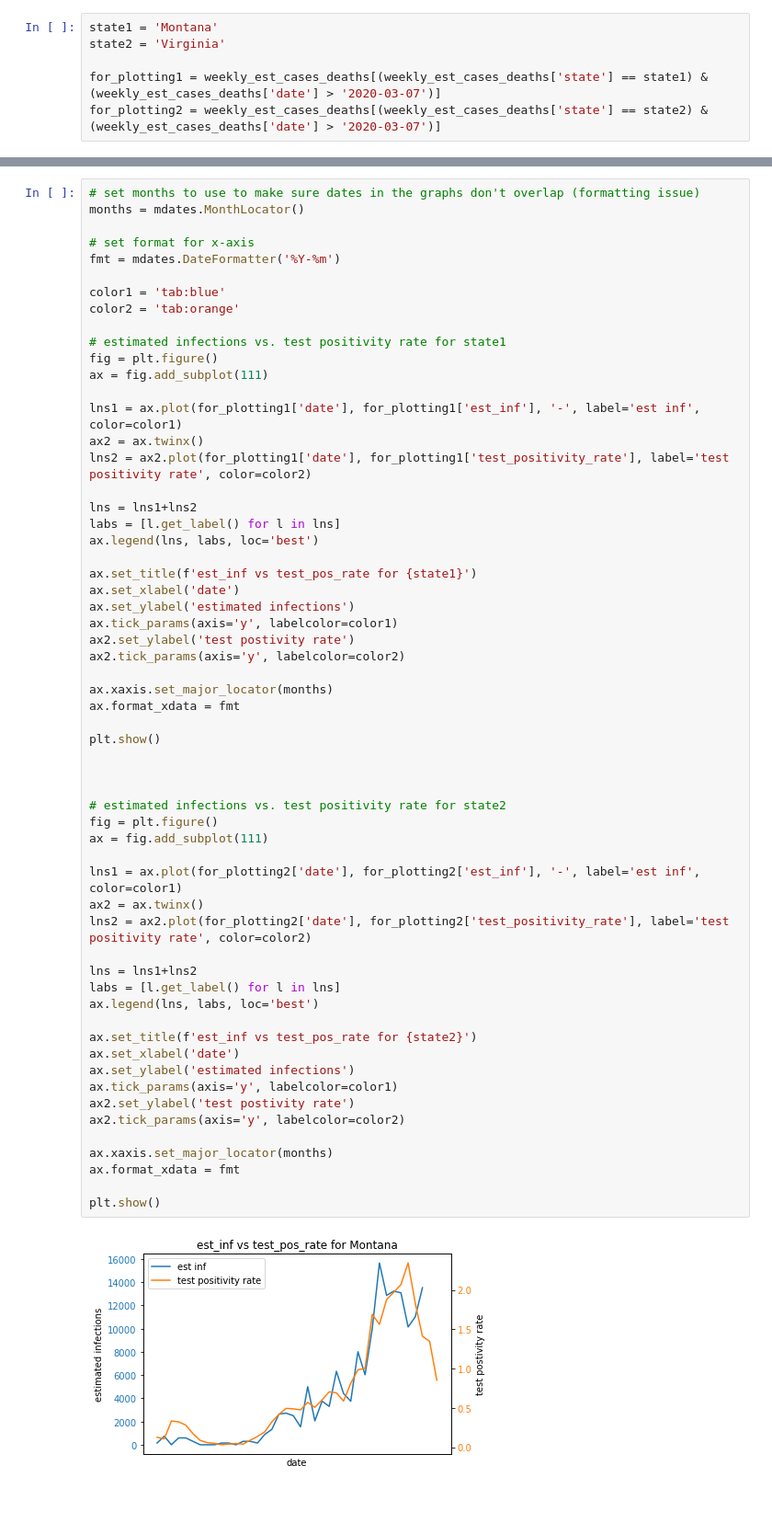
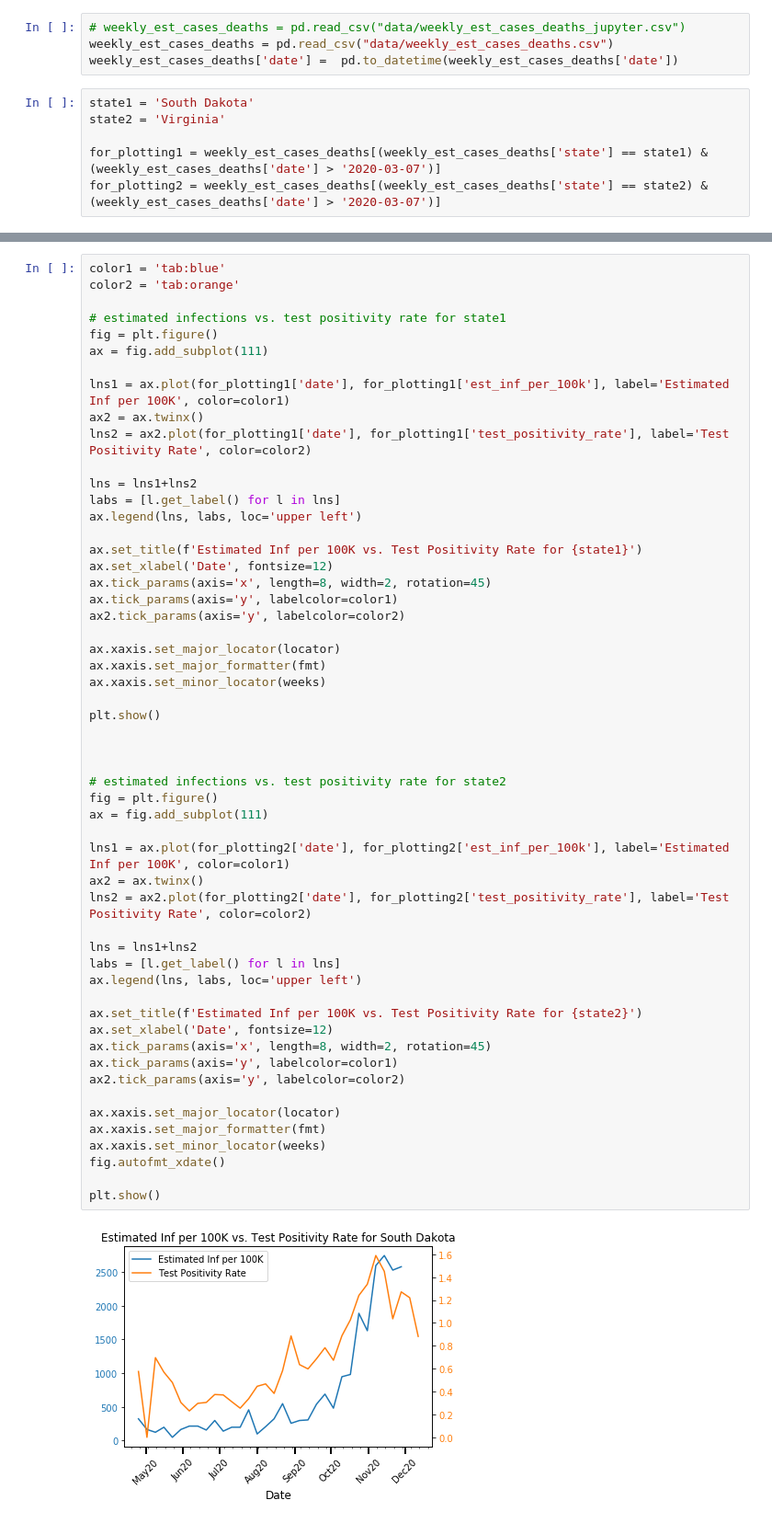
Before and after one commit to robbdunlap/covid_app, a Jupyter notebook: graphs_only.ipynb, the cells around one changed output, grey strips where cells are left out. Shown: that part at 92% size. Cells and saved outputs as stored; diff of their text form; blank space fills up the shorter version.

Commit message:
Fully functioning graphs.ipynb

```diff
--- a/graphs_only.ipynb
+++ b/graphs_only.ipynb
@@ -7,5 +6,9 @@ weekly_est_cases_deaths = pd.read_csv("data/weekly_est_cases_deaths.csv")
+# %%
+# weekly_est_cases_deaths = pd.read_csv("data/weekly_est_cases_deaths_jupyter.csv")
+weekly_est_cases_deaths = pd.read_csv("data/weekly_est_cases_deaths.csv")
+weekly_est_cases_deaths['date'] =  pd.to_datetime(weekly_est_cases_deaths['date'])
 # %%
-state1 = 'Montana'
+state1 = 'South Dakota'
 state2 = 'Virginia'
 
 for_plotting1 = weekly_est_cases_deaths[(weekly_est_cases_deaths['state'] == state1) & (weekly_est_cases_deaths['date'] > '2020-03-07')]
@@ -13,10 +51,4 @@ for_plotting2 = weekly_est_cases_deaths[(weekly_est_cases_deaths['state'] == sta
 # %%
-# set months to use to make sure dates in the graphs don't overlap (formatting issue)
-months = mdates.MonthLocator()
-
-# set format for x-axis
-fmt = mdates.DateFormatter('%Y-%m')
-
 color1 = 'tab:blue'
 color2 = 'tab:orange'
 
@@ -24,50 +56,51 @@ color2 = 'tab:orange'
 fig = plt.figure()
 ax = fig.add_subplot(111)
 
-lns1 = ax.plot(for_plotting1['date'], for_plotting1['est_inf'], '-', label='est inf', color=color1)
+lns1 = ax.plot(for_plotting1['date'], for_plotting1['est_inf_per_100k'], label='Estimated Inf per 100K', color=color1)
 ax2 = ax.twinx()
-lns2 = ax2.plot(for_plotting1['date'], for_plotting1['test_positivity_rate'], label='test positivity rate', color=color2)
+lns2 = ax2.plot(for_plotting1['date'], for_plotting1['test_positivity_rate'], label='Test Positivity Rate', color=color2)
 
 lns = lns1+lns2
 labs = [l.get_label() for l in lns]
-ax.legend(lns, labs, loc='best')
+ax.legend(lns, labs, loc='upper left')
 
-ax.set_title(f'est_inf vs test_pos_rate for {state1}')
-ax.set_xlabel('date')
-ax.set_ylabel('estimated infections')
+ax.set_title(f'Estimated Inf per 100K vs. Test Positivity Rate for {state1}')
+ax.set_xlabel('Date', fontsize=12)
+ax.tick_params(axis='x', length=8, width=2, rotation=45)
 ax.tick_params(axis='y', labelcolor=color1)
-ax2.set_ylabel('test postivity rate')
 ax2.tick_params(axis='y', labelcolor=color2)
 
-ax.xaxis.set_major_locator(months)
-ax.format_xdata = fmt
+ax.xaxis.set_major_locator(locator)
+ax.xaxis.set_major_formatter(fmt)
+ax.xaxis.set_minor_locator(weeks)
 
 plt.show()
 
 
 
 # estimated infections vs. test positivity rate for state2
 fig = plt.figure()
 ax = fig.add_subplot(111)
 
-lns1 = ax.plot(for_plotting2['date'], for_plotting2['est_inf'], '-', label='est inf', color=color1)
+lns1 = ax.plot(for_plotting2['date'], for_plotting2['est_inf_per_100k'], label='Estimated Inf per 100K', color=color1)
 ax2 = ax.twinx()
-lns2 = ax2.plot(for_plotting2['date'], for_plotting2['test_positivity_rate'], label='test positivity rate', color=color2)
+lns2 = ax2.plot(for_plotting2['date'], for_plotting2['test_positivity_rate'], label='Test Positivity Rate', color=color2)
 
 lns = lns1+lns2
 labs = [l.get_label() for l in lns]
-ax.legend(lns, labs, loc='best')
+ax.legend(lns, labs, loc='upper left')
 
-ax.set_title(f'est_inf vs test_pos_rate for {state2}')
-ax.set_xlabel('date')
-ax.set_ylabel('estimated infections')
+ax.set_title(f'Estimated Inf per 100K vs. Test Positivity Rate for {state2}')
+ax.set_xlabel('Date', fontsize=12)
+ax.tick_params(axis='x', length=8, width=2, rotation=45)
 ax.tick_params(axis='y', labelcolor=color1)
-ax2.set_ylabel('test postivity rate')
 ax2.tick_params(axis='y', labelcolor=color2)
 
-ax.xaxis.set_major_locator(months)
-ax.format_xdata = fmt
+ax.xaxis.set_major_locator(locator)
+ax.xaxis.set_major_formatter(fmt)
+ax.xaxis.set_minor_locator(weeks)
+fig.autofmt_xdate()
 
 plt.show()
 # %% [output]
-[figure, old version]
+[figure, new version]
```
Also changed, not shown: parts of 18 cells of this notebook, 1 other file.
